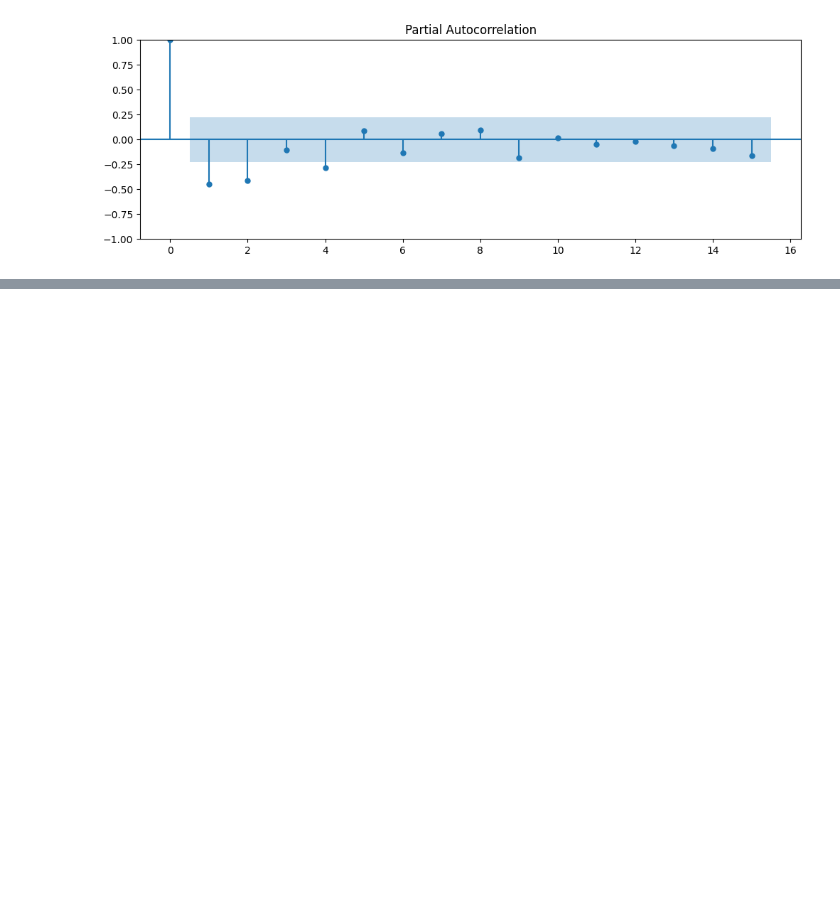
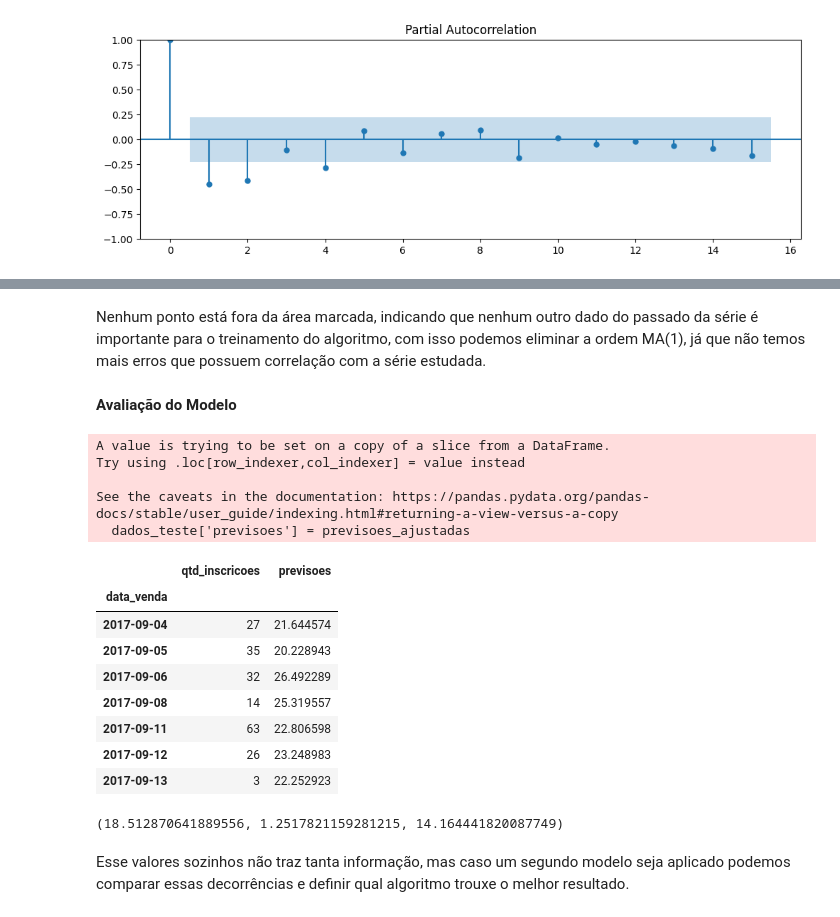
Before and after one commit to CarolineAndradeR/Data-Science, a Jupyter notebook: Séries_Temporais.ipynb, the cells around one changed output, grey strips where cells are left out. Cells and saved outputs as stored; diff of their text form; code cells hidden in the pictures; blank space fills up the shorter version.

```diff
--- a/Séries_Temporais.ipynb
+++ b/Séries_Temporais.ipynb
@@ -173,0 +245,43 @@ fig = plot_pacf(dados_analises['qtd_inscricoes'].diff().dropna(), lags=15, ax=ax
+# %% [markdown]
+Nenhum ponto está fora da área marcada, indicando que nenhum outro dado do passado da série é importante para o treinamento do algoritmo, com isso podemos eliminar a ordem MA(1), já que não temos mais erros que possuem correlação com a série estudada.
+# %% [markdown]
+**Avaliação do Modelo**
+# %%
+# Avaliação na amostra de teste, usando 7 dias do futuro.
+# obter previsoes
+previsoes_ajustadas = modelo_4_1_0.predict(start = 70, end = 76, dynamic=False)
+
+# adicionar no dataframe
+dados_teste['previsoes'] = previsoes_ajustadas
+dados_teste
+# %% [output]
+A value is trying to be set on a copy of a slice from a DataFrame.
+Try using .loc[row_indexer,col_indexer] = value instead
+
+See the caveats in the documentation: https://pandas.pydata.org/pandas-docs/stable/user_guide/indexing.html#returning-a-view-versus-a-copy
+  dados_teste['previsoes'] = previsoes_ajustadas
+|  | qtd_inscricoes | previsoes |
+| data_venda |  |  |
+| 2017-09-04 | 27 | 21.644574 |
+| 2017-09-05 | 35 | 20.228943 |
+| 2017-09-06 | 32 | 26.492289 |
+| 2017-09-08 | 14 | 25.319557 |
+| 2017-09-11 | 63 | 22.806598 |
+| 2017-09-12 | 26 | 23.248983 |
+| 2017-09-13 | 3 | 22.252923 |
+# %%
+# separar os dados
+dados_reais = dados_teste['qtd_inscricoes'].values
+# obter rmse
+rmse = np.sqrt(mean_squared_error(dados_reais, previsoes_ajustadas))
+
+# obter mape
+mape = mean_absolute_percentage_error(dados_reais, previsoes_ajustadas)
+
+# obter mae
+mae = mean_absolute_error(dados_reais, previsoes_ajustadas)
+rmse, mape, mae
+# %% [output]
+(18.512870641889556, 1.2517821159281215, 14.164441820087749)
+# %% [markdown]
+Esse valores sozinhos não traz tanta informação, mas caso um segundo modelo seja aplicado podemos comparar essas decorrências e definir qual algoritmo trouxe o melhor resultado.
```
Also changed, not shown: parts of 10 cells of this notebook.
